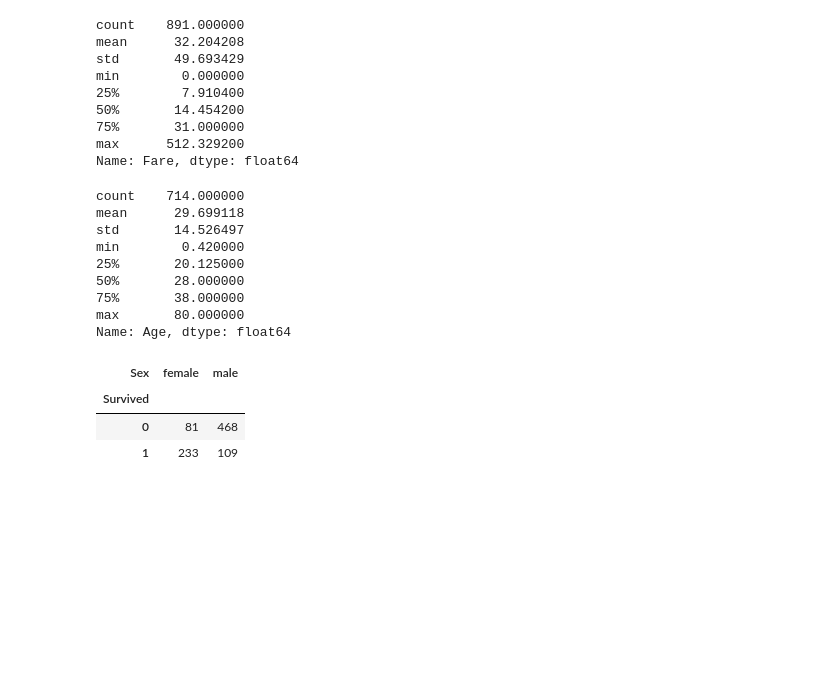
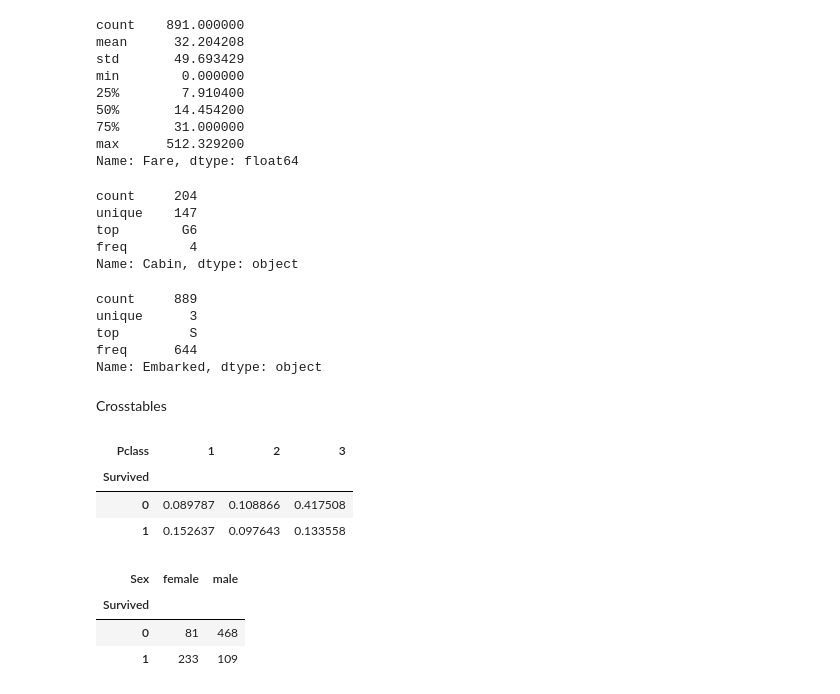
Before and after one commit to RiikkaKokko/titanic_competition, a Jupyter notebook: Titanic - basic of data analysis.ipynb, the cells around one changed output. Saved outputs shown, nothing was run; the diff lists cells and outputs as text; code cells hidden in the pictures; blank space fills up the shorter version.

```diff
--- a/Titanic - basic of data analysis.ipynb
+++ b/Titanic - basic of data analysis.ipynb
@@ -129,18 +419,33 @@ min        0.000000
 max      512.329200
 Name: Fare, dtype: float64
 # %%
-# statistical details, Age
-df['Age'].describe()
+# statistical details, Cabin
+df['Cabin'].describe()
 # %% [output]
-count    714.000000
-mean      29.699118
-std       14.526497
-min        0.420000
-25%       20.125000
-50%       28.000000
-75%       38.000000
-max       80.000000
-Name: Age, dtype: float64
+count     204
+unique    147
+top        G6
+freq        4
+Name: Cabin, dtype: object
+# %%
+# statistical details, Cabin
+df['Embarked'].describe()
+# %% [output]
+count     889
+unique      3
+top         S
+freq      644
+Name: Embarked, dtype: object
+# %% [markdown]
+Crosstables
+# %%
+# crosstable percent of class based on surviving
+pd.crosstab(df['Survived'], df['Pclass'], normalize=True)
+# %% [output]
+| Pclass | 1 | 2 | 3 |
+| Survived |  |  |  |
+| 0 | 0.089787 | 0.108866 | 0.417508 |
+| 1 | 0.152637 | 0.097643 | 0.133558 |
 # %%
 # crosstable number of sex based on surviving.
 pd.crosstab(df['Survived'], df['Sex'])
```
Also changed, not shown: parts of 40 cells of this notebook, 1 other file.
